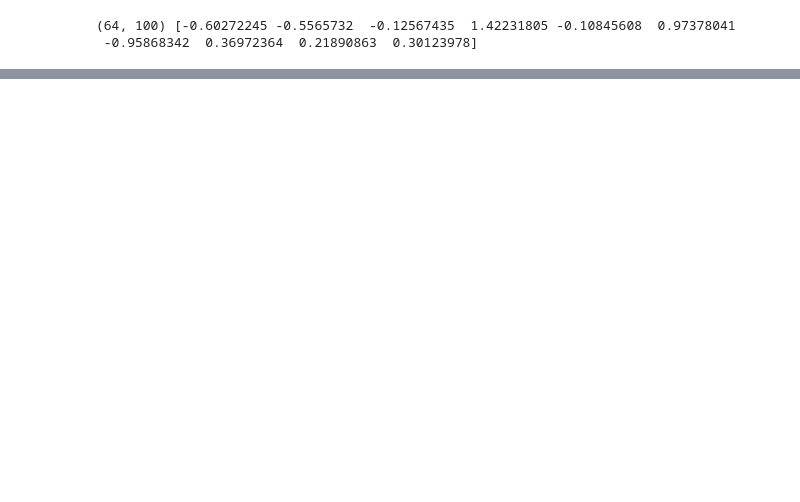
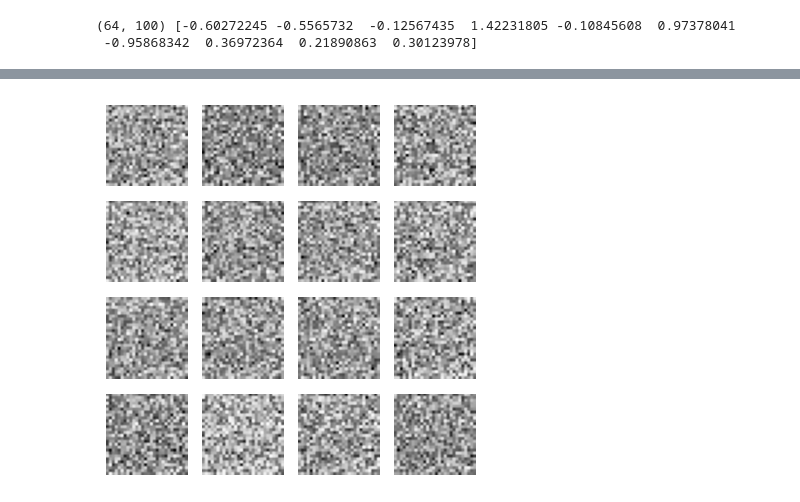
Before and after one commit to AagamChhajer/PythonRev, a Jupyter notebook: gnn_arch.ipynb, the cells around one changed output, grey strips where cells are left out. Saved outputs shown, nothing was run; the diff lists cells and outputs as text; code cells hidden in the pictures; blank space fills up the shorter version.

Commit message:
Conditional GNN

```diff
--- a/gnn_arch.ipynb
+++ b/gnn_arch.ipynb
@@ -33,3 +35,8 @@ def build_discriminator(input_dim):
         tf.keras.layers.Dense(1, activation='sigmoid')
     ])
     return model
+
+generator = build_generator(100, 784)  # For generating 28x28 images
+discriminator = build_discriminator(784)
+generator_optimizer = tf.keras.optimizers.Adam(learning_rate=1e-4)
+discriminator_optimizer = tf.keras.optimizers.Adam(learning_rate=1e-4)
@@ -75,8 +46,9 @@ _________________________________________________________________
 def generate_noise(batch_size, noise_dim):
     return np.random.normal(0,1,size=(batch_size, noise_dim))
 
-bs,nd = 64,100
-noise = generate_noise(batch_size=bs,noise_dim=nd)
+batch_size = 64
+noise_dim=100
+noise = generate_noise(batch_size=batch_size,noise_dim=noise_dim)
 
 print(noise.shape,noise[0][:10])
 # %% [output]
@@ -152,0 +132,8 @@ InvalidArgumentError: {{function_node __wrapped__StridedSlice_device_/job:localh
+# %%
+(train_images, _),(_,_) = mnist.load_data()
+print(train_images.shape)
+train_images = train_images.reshape(train_images.shape[0],28,28,1).astype('float32')
+print(train_images.shape)
+train_images = (train_images - 127.5) / 127.5
+train_images = train_images.reshape(train_images.shape[0],-1)
+print(train_images.shape)
@@ -152,0 +227,29 @@ InvalidArgumentError: {{function_node __wrapped__StridedSlice_device_/job:localh
+# %%
+def build_conditional_generator(noise_dim, num_classes):
+    noise_input = tf.keras.Input(shape = (noise_dim,))
+    label_input = tf.keras.Input(shape = (1,))
+
+    label_embedding = tf.keras.layers.Embedding(num_classes, 50)(label_input)
+    label_embedding = tf.keras.layers.Flatten()(label_embedding)
+    combined_input = tf.keras.layers.Concatenate()([noise_input,label_embedding])
+
+    x=tf.keras.layers.Dense(256, activation='relu')(combined_input)
+    x=tf.keras.layers.Dense(512, activation='relu')(x)
+    output = tf.keras.layers.Dense(784, activation='tanh')(x)
+
+    return tf.keras.Model([noise_input, label_input], output)
+
+conditional_generator = build_conditional_generator(100, 10)
+
+noise = generate_noise(16, 100)
+labels = np.full((16, 1), 5)
+generated_images = conditional_generator.predict([noise, labels])
+
+plt.figure(figsize=(4,4))
+for i in range(16):
+    plt.subplot(4,4,i+1)
+    plt.imshow(generated_images[i].reshape(28,28), cmap='Greys')
+    plt.axis('off')
+plt.tight_layout()
+plt.show()
+# %% [output]
@@ -152,0 +257 @@ InvalidArgumentError: {{function_node __wrapped__StridedSlice_device_/job:localh
+[figure, added]
```
Also changed, not shown: parts of 13 cells of this notebook.
